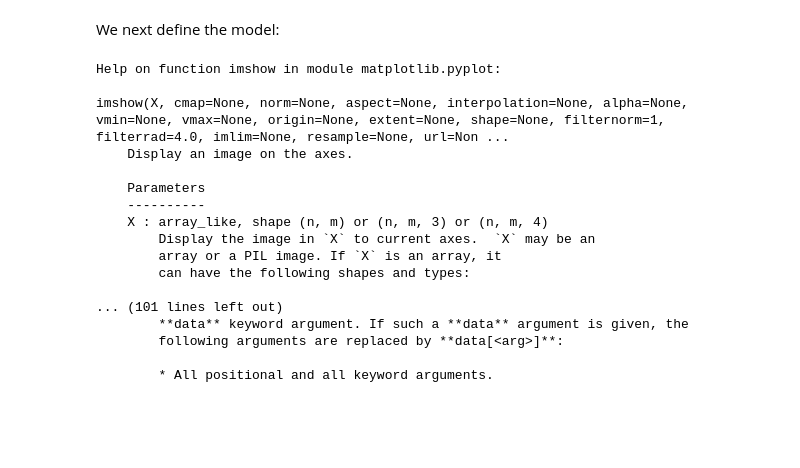
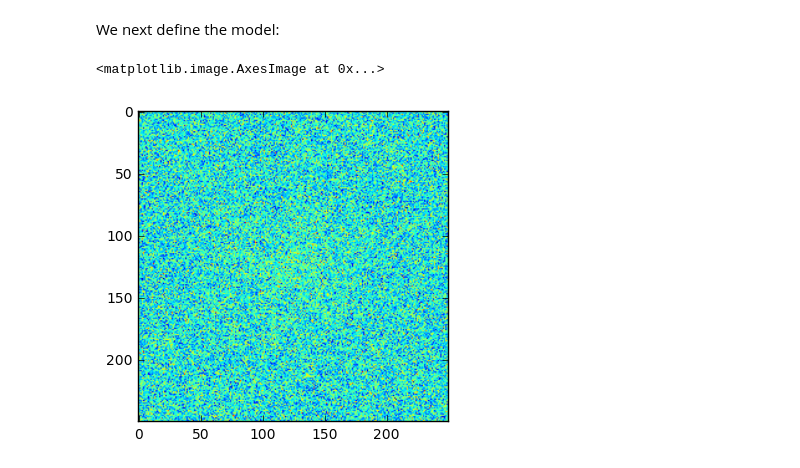
Before and after one commit to phys201/params_MOT, a Jupyter notebook: model_MOT.ipynb, the cells around one changed output. Drawn from its saved outputs; the diff is of its cells as text; code cells hidden in the pictures; blank space fills up the shorter version.

Commit message:
model

```diff
--- a/model_MOT.ipynb
+++ b/model_MOT.ipynb
@@ -23,29 +21,23 @@ The model is represented by a 2D Gaussian, with random peak amplitude, width and
 We thus start by defining the 2D Gaussian function:
 # %%
 def gaussian_2d(x, y, center_x, center_y, amplitude, sigma_x, sigma_y):
-    return amplitude*np.exp(-(x-center_x)/(2*sigma_x**2))*np.exp(-(y-center_y)/(2*sigma_y**2))
+    return amplitude*np.exp(-(x-center_x)**2/(2*sigma_x**2))*np.exp(-(y-center_y)**2/(2*sigma_y**2))
+# %%
+def background(image_size,offset,scattered_light):
+    N=image_size
+    return np.add([[np.random.poisson(scattered_light) for i in range(N)] for j in range(N)],offset)
 # %% [markdown]
 We next define the model:
 # %%
-def model(x, y, center_x, center_y, amplitude, sigma_x, sigma_y, background):
-    return gaussian_2d(x, y, center_x, center_y, amplitude, sigma_x, sigma_y) + background
+def model(x, y, center_x, center_y, amplitude, sigma_x, sigma_y):
+    return gaussian_2d(x, y, center_x, center_y, amplitude, sigma_x, sigma_y)
-# %%
-help(plt.imshow)
-# %% [output]
-Help on function imshow in module matplotlib.pyplot:
-
-imshow(X, cmap=None, norm=None, aspect=None, interpolation=None, alpha=None, vmin=None, vmax=None, origin=None, extent=None, shape=None, filternorm=1, filterrad=4.0, imlim=None, resample=None, url=Non ...
-    Display an image on the axes.
-
-    Parameters
-    ----------
-    X : array_like, shape (n, m) or (n, m, 3) or (n, m, 4)
-        Display the image in `X` to current axes.  `X` may be an
-        array or a PIL image. If `X` is an array, it
-        can have the following shapes and types:
-
-... (101 lines left out)
-        **data** keyword argument. If such a **data** argument is given, the
-        following arguments are replaced by **data[<arg>]**:
-
-        * All positional and all keyword arguments.
+# %%
+x=np.linspace(1,250,250)
+y=np.linspace(1,250,250)
+x,y=np.meshgrid(x, y)
+# %%
+image=model(x,y,125,125,1,30,30)+background(250,0,10)
+plt.imshow(image)
+# %% [output]
+<matplotlib.image.AxesImage at 0x...>
+[figure, added]
```
Also changed, not shown: parts of 2 cells of this notebook.
